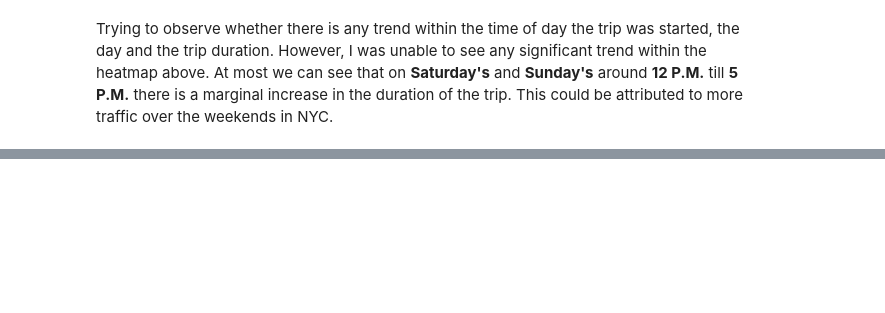
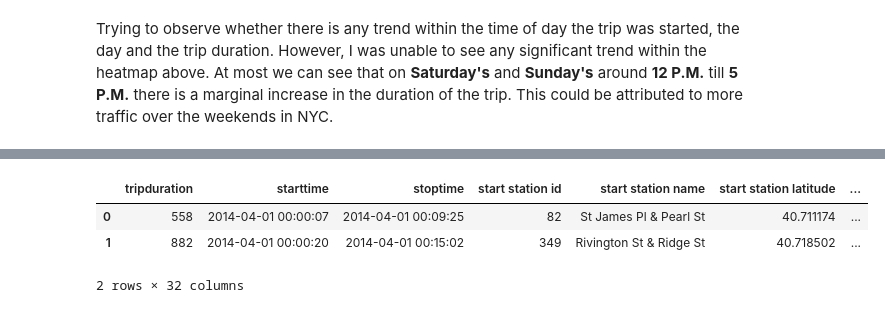
Before and after one commit to arjunsehgal93/citi-exploration, a Jupyter notebook: Citi-Exploration.ipynb, the cells around one changed output, grey strips where cells are left out. Drawn from its saved outputs; the diff is of its cells as text; code cells hidden in the pictures; blank space fills up the shorter version.

```diff
--- a/Citi-Exploration.ipynb
+++ b/Citi-Exploration.ipynb
@@ -90,3 +90,5 @@ Wall time: 7min 55s
+# %%
+citiBike_2014['YYYYMMDD'] = citiBike_2014['starttime'].apply( lambda x: x.strftime('%Y%m%d'))
 # %%
 %%time
 citiBike_2015['starttime'] = pd.to_datetime(citiBike_2015['starttime'])
@@ -355,0 +393,7 @@ pd.merge(NYC_citi, , left_on='subject_id', right_on='subject_id')
+# %%
+temp_rides.head(2)
+# %% [output]
+|  | tripduration | starttime | stoptime | start station id | start station name | start station latitude | ... |
+| 0 | 558 | 2014-04-01 00:00:07 | 2014-04-01 00:09:25 | 82 | St James Pl & Pearl St | 40.711174 | ... |
+| 1 | 882 | 2014-04-01 00:00:20 | 2014-04-01 00:15:02 | 349 | Rivington St & Ridge St | 40.718502 | ... |
+2 rows × 32 columns
```
Also changed, not shown: parts of 34 cells of this notebook.
